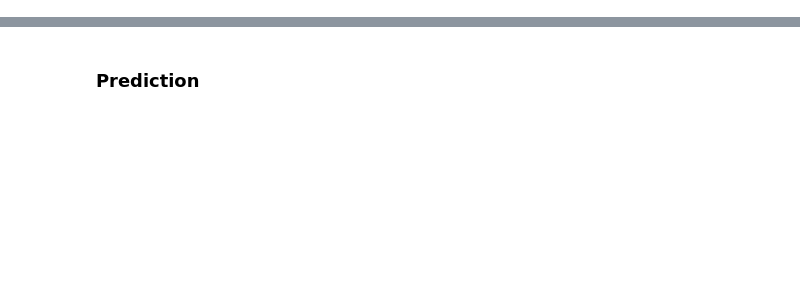
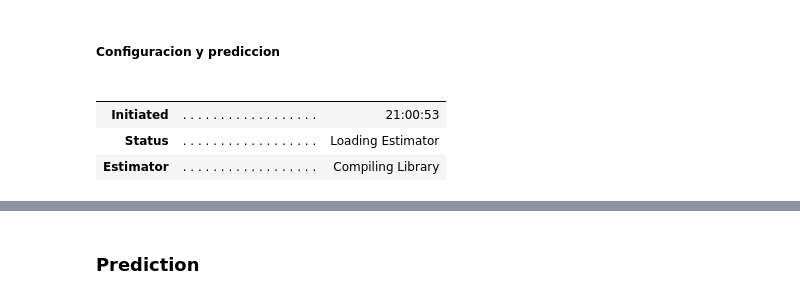
Before and after one commit to TomasCardeLo/ML-Dispapeles-TomasCaLo, a Jupyter notebook: Time series/Time series v4 pycaret.ipynb, the cells around one changed output, grey strips where cells are left out. Saved outputs shown, nothing was run; the diff lists cells and outputs as text; code cells hidden in the pictures; blank space fills up the shorter version.

```diff
--- a/Time series/Time series v4 pycaret.ipynb
+++ b/Time series/Time series v4 pycaret.ipynb
@@ -125,0 +144,2 @@ best = compare_models()
+# %% [markdown]
+##### Configuracion y prediccion
@@ -125,0 +158,12 @@ best = compare_models()
+# %%
+top_3 = compare_models(
+                        n_select= 3,
+                        sort= "MAPE"
+                        )
+metricas_completas = pull()
+# %% [output]
+|  |  |  |
+|  |  |  |
+| Initiated | . . . . . . . . . . . . . . . . . . | 21:00:53 |
+| Status | . . . . . . . . . . . . . . . . . . | Loading Estimator |
+| Estimator | . . . . . . . . . . . . . . . . . . | Compiling Library |
```
Also changed, not shown: parts of 24 cells of this notebook, 7 other files.
